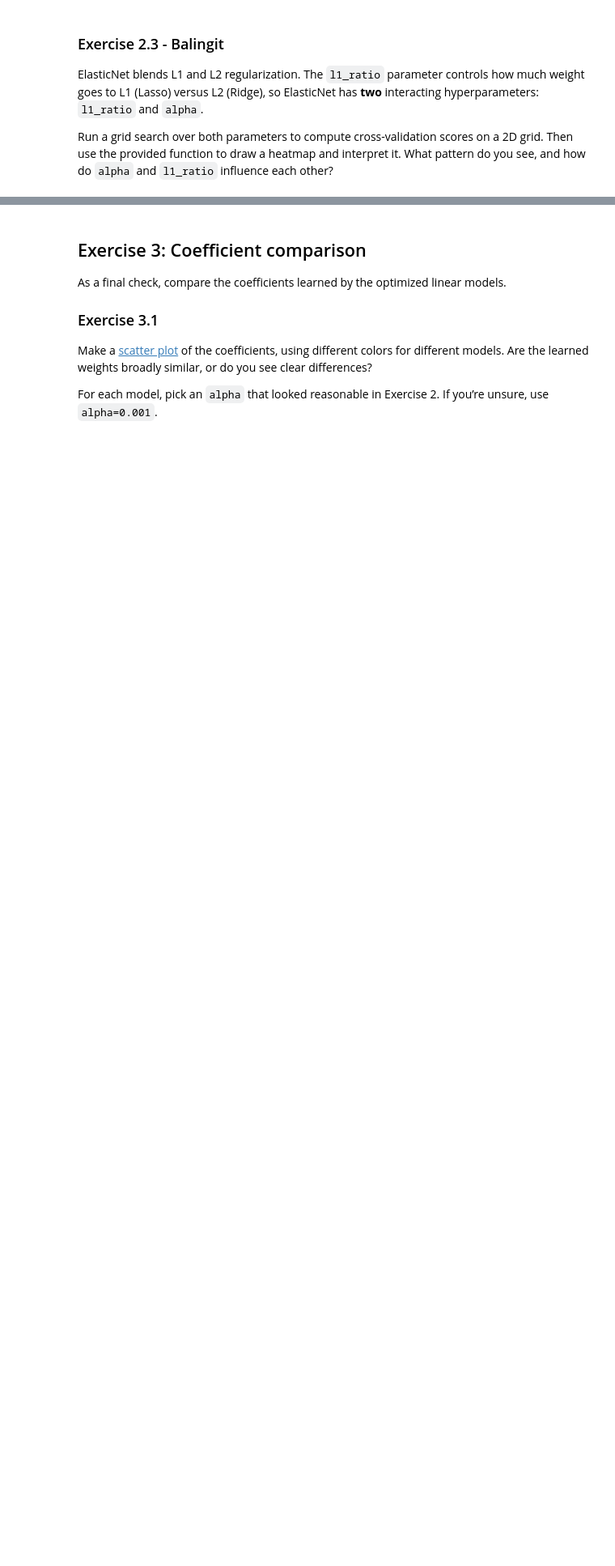
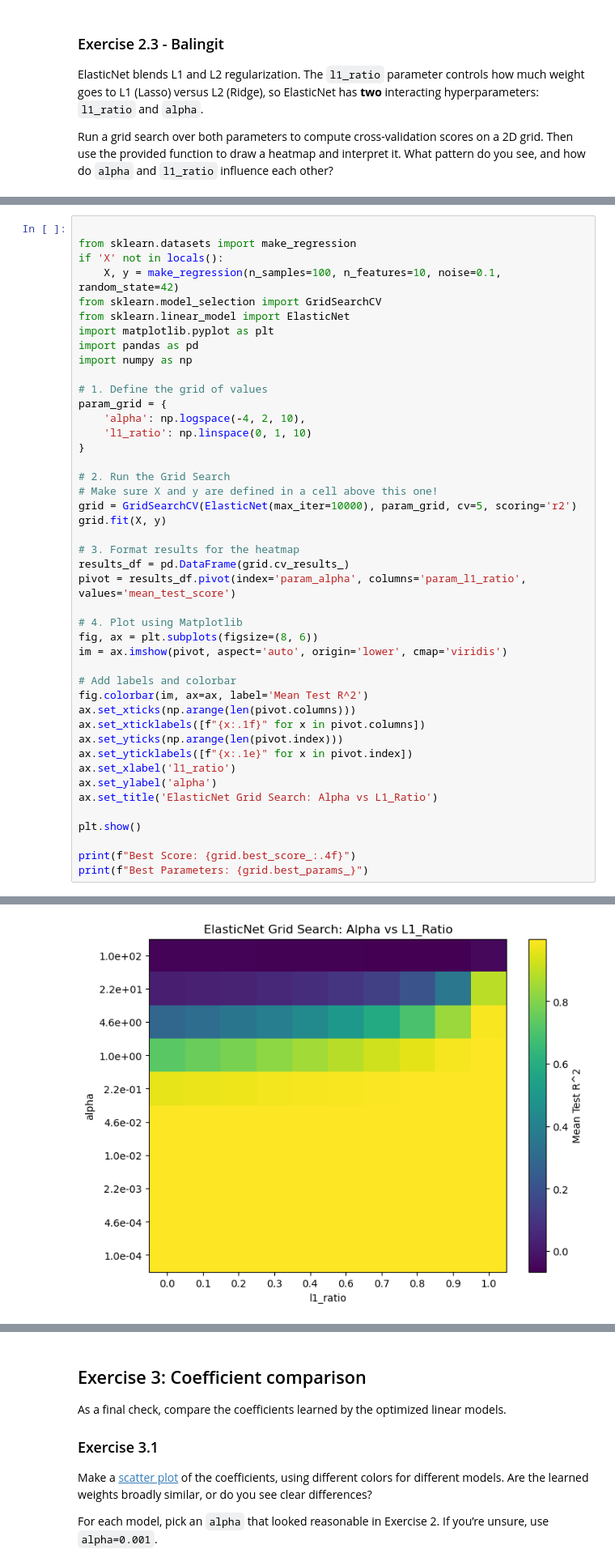
Before and after one commit to Shrxmy/25263CSDMachineLearning, a Jupyter notebook: [3] Group 8 - Module 2 - Linear Regression Lab Work (Summative)/Regression_Model_Summative.ipynb, the cells around one changed output, grey strips where cells are left out. Shown at 81% size. Drawn from its saved outputs; the diff is of its cells as text; blank space fills up the shorter version.

```diff
--- a/[3] Group 8 - Module 2 - Linear Regression Lab Work (Summative)/Regression_Model_Summative.ipynb
+++ b/[3] Group 8 - Module 2 - Linear Regression Lab Work (Summative)/Regression_Model_Summative.ipynb
@@ -301,0 +274,45 @@ def heatmap(values, xlabel, ylabel, xticklabels, yticklabels, cmap=None,
+# %%
+
+from sklearn.datasets import make_regression
+if 'X' not in locals():
+    X, y = make_regression(n_samples=100, n_features=10, noise=0.1, random_state=42)
+from sklearn.model_selection import GridSearchCV
+from sklearn.linear_model import ElasticNet
+import matplotlib.pyplot as plt
+import pandas as pd
+import numpy as np
+
+# 1. Define the grid of values
+param_grid = {
+    'alpha': np.logspace(-4, 2, 10),
+    'l1_ratio': np.linspace(0, 1, 10)
+}
+
+# 2. Run the Grid Search
+# Make sure X and y are defined in a cell above this one!
+grid = GridSearchCV(ElasticNet(max_iter=10000), param_grid, cv=5, scoring='r2')
+grid.fit(X, y)
+
+# 3. Format results for the heatmap
+results_df = pd.DataFrame(grid.cv_results_)
+pivot = results_df.pivot(index='param_alpha', columns='param_l1_ratio', values='mean_test_score')
+
+# 4. Plot using Matplotlib
+fig, ax = plt.subplots(figsize=(8, 6))
+im = ax.imshow(pivot, aspect='auto', origin='lower', cmap='viridis')
+
+# Add labels and colorbar
+fig.colorbar(im, ax=ax, label='Mean Test R^2')
+ax.set_xticks(np.arange(len(pivot.columns)))
+ax.set_xticklabels([f"{x:.1f}" for x in pivot.columns])
+ax.set_yticks(np.arange(len(pivot.index)))
+ax.set_yticklabels([f"{x:.1e}" for x in pivot.index])
+ax.set_xlabel('l1_ratio')
+ax.set_ylabel('alpha')
+ax.set_title('ElasticNet Grid Search: Alpha vs L1_Ratio')
+
+plt.show()
+
+print(f"Best Score: {grid.best_score_:.4f}")
+print(f"Best Parameters: {grid.best_params_}")
+# %% [output]
@@ -301,0 +336 @@ def heatmap(values, xlabel, ylabel, xticklabels, yticklabels, cmap=None,
+[figure, added]
```
Also changed, not shown: parts of 4 cells of this notebook.
